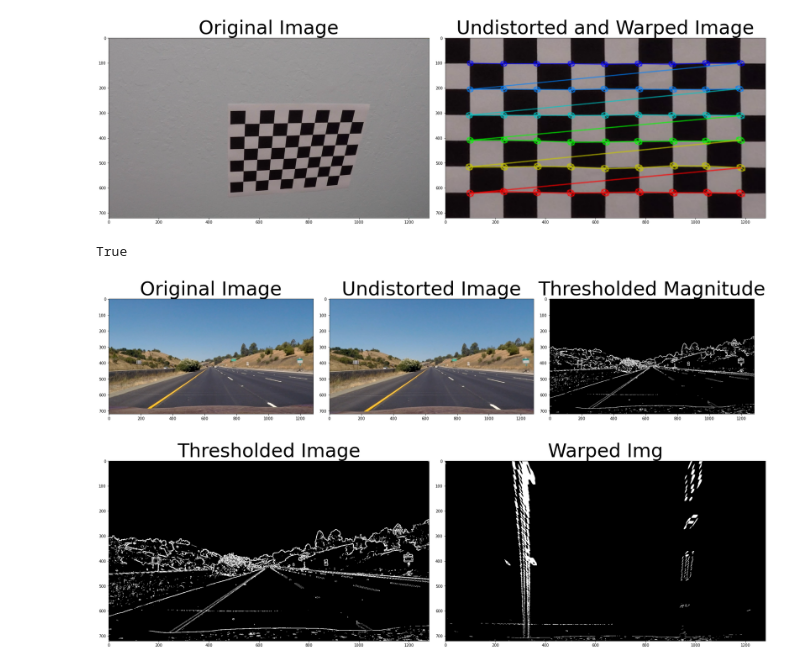
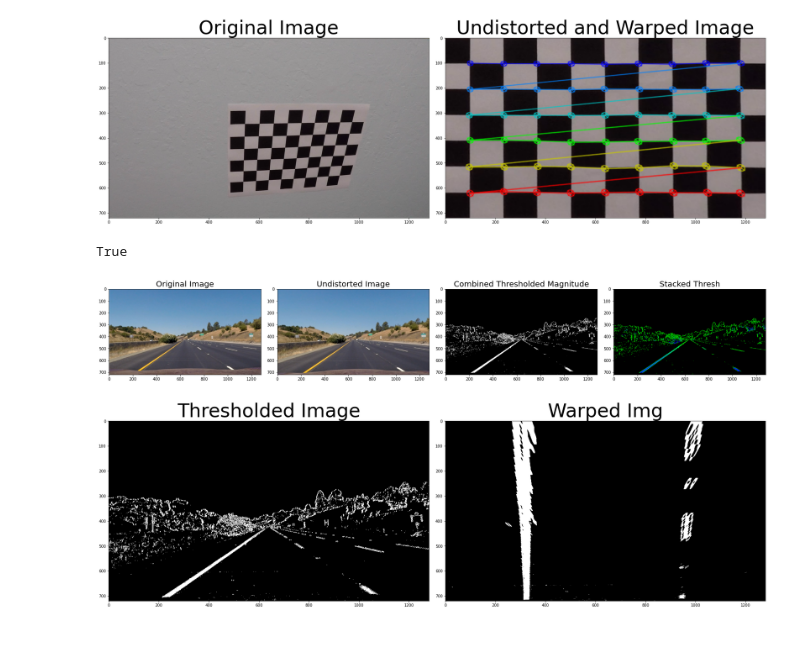
Before and after one commit to ava6969/CarND-Advanced-Lane-Lines, a Jupyter notebook: Advanced Lane Finding.ipynb, the cells around one changed output. Saved outputs shown, nothing was run; the diff lists cells and outputs as text; code cells hidden in the pictures; blank space fills up the shorter version.

```diff
--- a/Advanced Lane Finding.ipynb
+++ b/Advanced Lane Finding.ipynb
@@ -34,24 +34,28 @@ plt.subplots_adjust(left=0., right=1, top=0.9, bottom=0.)
 # %%
 img = cv2.imread(test_imgs[0])
 img = cv2.cvtColor(img, cv2.COLOR_BGR2RGB)
 
 undist_img = cv2.undistort(img, mtx, dist, None, mtx)
 cv2.imwrite('examples/undistort_output.png', undist_img)
-mag_binary = mag_thresh(img, sobel_kernel=3, mag_thresh=(30, 100))
+
+# mag_binary = mag_thresh(img, sobel_kernel=3, mag_thresh=(30, 100))
+color_binary, combined_binary = edgefinding(undist_img)
 # Plot the result
-f, (ax1, ax2, ax3) = plt.subplots(1, 3,figsize=(24, 9))
+f, (ax1, ax2, ax3, ax4) = plt.subplots(1, 4,figsize=(24, 9))
 f.tight_layout()
 ax1.imshow(img)
-ax1.set_title('Original Image', fontsize=50)
+ax1.set_title('Original Image', fontsize=20)
 ax2.imshow(undist_img)
-ax2.set_title('Undistorted Image', fontsize=50)
-ax3.imshow(mag_binary, cmap='gray')
-ax3.set_title('Thresholded Magnitude', fontsize=50)
-cv2.imwrite('examples/binary_combo_example.png', mag_binary)
+ax2.set_title('Undistorted Image', fontsize=20)
+ax3.imshow(combined_binary,cmap='gray')
+ax3.set_title('Combined Thresholded Magnitude', fontsize=20)
+ax4.imshow(color_binary)
+ax4.set_title('Stacked Thresh', fontsize=20)
+cv2.imwrite('examples/binary_combo_example.png', combined_binary)
 # plt.subplots_adjust(left=0., right=1, top=0.9, bottom=0.)
 # %% [output]
 True
-[figure, old version]
+[figure, new version]
 # %%
 imshape = img.shape
 
@@ -59,21 +63,21 @@ src = np.float32([(200,imshape[0]), (585, 460), (695, 460), (1127,imshape[0])])
 dst = np.float32([(320,imshape[0]), (320, 0), (960, 0), (960,imshape[0])])
 src = np.expand_dims(src,1)
 dst = np.expand_dims(dst,1)
-warped, M, Minv = warp(mag_binary, src, dst)
+warped, M, Minv = warp(combined_binary, src, dst)
 
 
 
 # Plot the result
 f, (ax1, ax2) = plt.subplots(1, 2, figsize=(24, 9))
 f.tight_layout()
-ax1.imshow(mag_binary, cmap='gray')
+ax1.imshow(combined_binary, cmap='gray')
 ax1.set_title('Thresholded Image', fontsize=50)
 ax2.imshow(warped, cmap='gray')
 cv2.imwrite('examples/warped_straight_lines.png', warped)
 ax2.set_title('Warped Img', fontsize=50)
 plt.subplots_adjust(left=0., right=1, top=0.9, bottom=0.)
 # %% [output]
-[figure, old version]
+[figure, new version]
 # %%
 out_img, left_fit, right_fit , x_lv, x_rv = fit_polynomial(warped)
 
```
Also changed, not shown: parts of 8 cells of this notebook, 46 other files.
